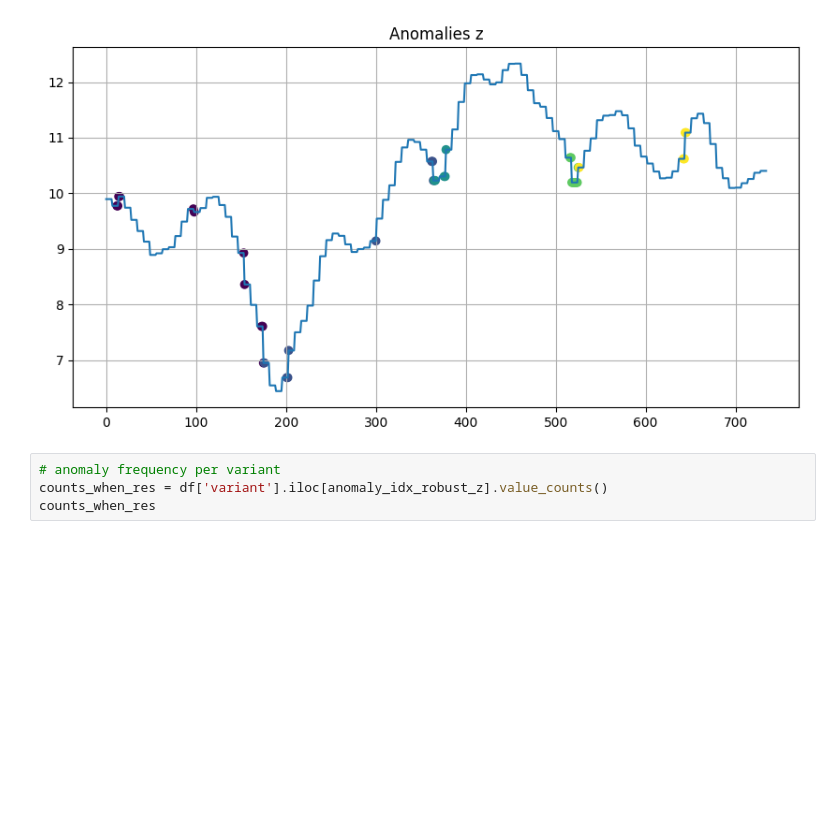
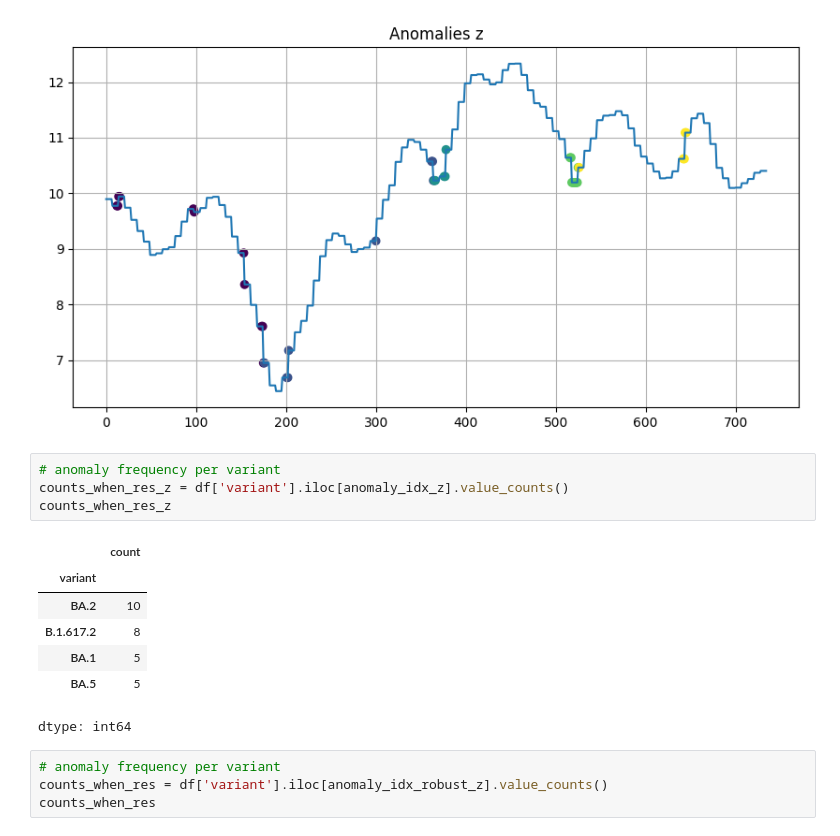
Before and after one commit to Programmierpeet/Biosignal-Abschlussprojekt, a Jupyter notebook: Projects/01_Session_Project_Student.ipynb, the cells around one changed output. Saved outputs shown, nothing was run; the diff lists cells and outputs as text; blank space fills up the shorter version.

```diff
--- a/Projects/01_Session_Project_Student.ipynb
+++ b/Projects/01_Session_Project_Student.ipynb
@@ -283,6 +283,18 @@ plt.show()
 # %% [output]
 [figure]
 [figure]
+# %%
+# anomaly frequency per variant
+counts_when_res_z = df['variant'].iloc[anomaly_idx_z].value_counts()
+counts_when_res_z
+# %% [output]
+|  | count |
+| variant |  |
+| BA.2 | 10 |
+| B.1.617.2 | 8 |
+| BA.1 | 5 |
+| BA.5 | 5 |
+dtype: int64
 # %%
 # anomaly frequency per variant
 counts_when_res = df['variant'].iloc[anomaly_idx_robust_z].value_counts()
```
Also changed, not shown: parts of 6 cells of this notebook.
